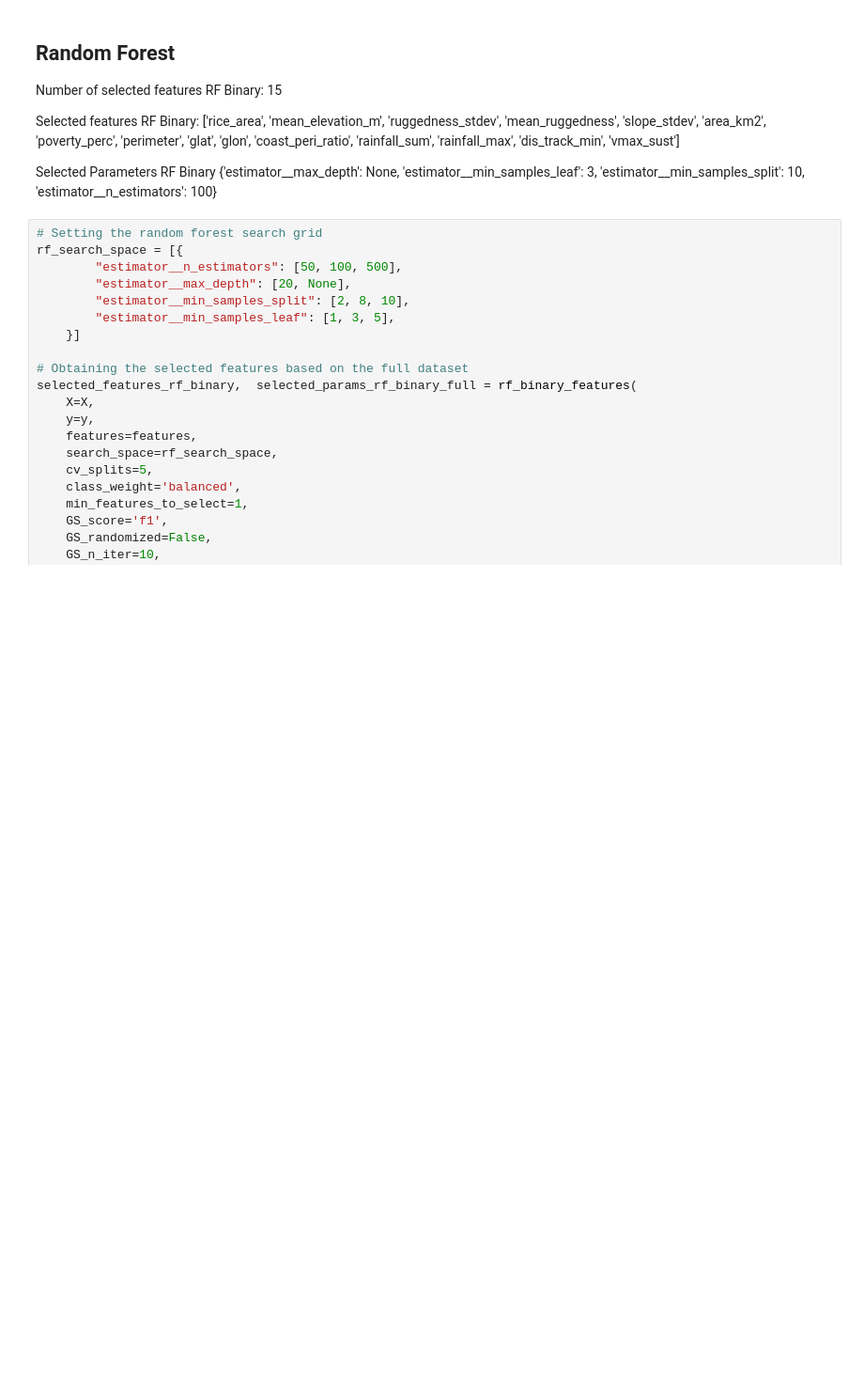
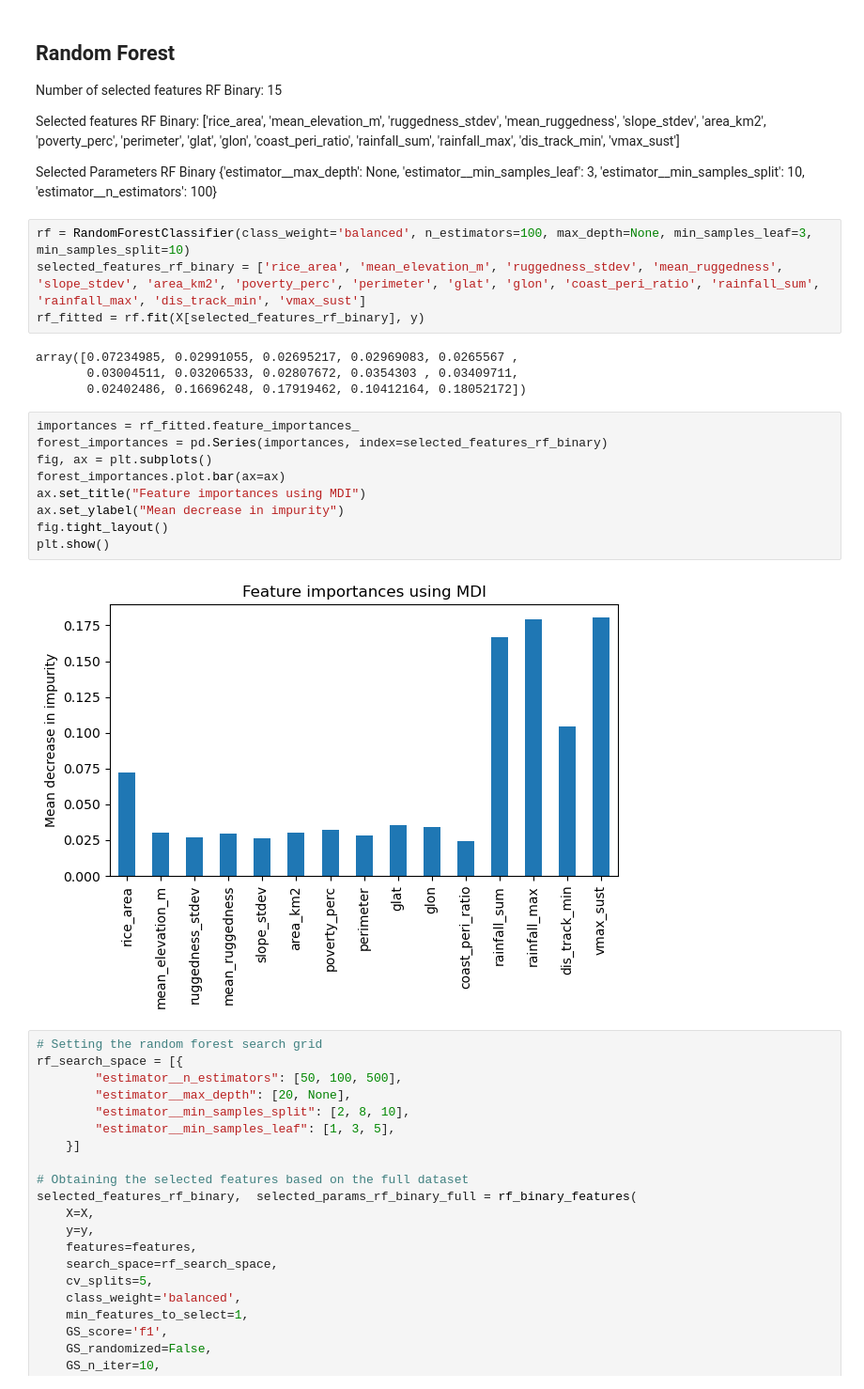
Before and after one commit to rodekruis/Typhoon_IBF_Rice_Damage_Model, a Jupyter notebook: IBF_typhoon_model/models/model_results.ipynb, the cells around one changed output. Shown at 94% size. Cells and saved outputs as stored; diff of their text form; blank space fills up the shorter version.

Commit message:
track update

```diff
--- a/IBF_typhoon_model/models/model_results.ipynb
+++ b/IBF_typhoon_model/models/model_results.ipynb
@@ -141,6 +141,25 @@ Number of selected features RF Binary: 15
 Selected features RF Binary: ['rice_area', 'mean_elevation_m', 'ruggedness_stdev', 'mean_ruggedness', 'slope_stdev', 'area_km2', 'poverty_perc', 'perimeter', 'glat', 'glon', 'coast_peri_ratio', 'rainfall_sum', 'rainfall_max', 'dis_track_min', 'vmax_sust']
 
 Selected Parameters RF Binary {'estimator__max_depth': None, 'estimator__min_samples_leaf': 3, 'estimator__min_samples_split': 10, 'estimator__n_estimators': 100}
+# %%
+rf = RandomForestClassifier(class_weight='balanced', n_estimators=100, max_depth=None, min_samples_leaf=3, min_samples_split=10)
+selected_features_rf_binary = ['rice_area', 'mean_elevation_m', 'ruggedness_stdev', 'mean_ruggedness', 'slope_stdev', 'area_km2', 'poverty_perc', 'perimeter', 'glat', 'glon', 'coast_peri_ratio', 'rainfall_sum', 'rainfall_max', 'dis_track_min', 'vmax_sust']
+rf_fitted = rf.fit(X[selected_features_rf_binary], y)
+# %% [output]
+array([0.07234985, 0.02991055, 0.02695217, 0.02969083, 0.0265567 ,
+       0.03004511, 0.03206533, 0.02807672, 0.0354303 , 0.03409711,
+       0.02402486, 0.16696248, 0.17919462, 0.10412164, 0.18052172])
+# %%
+importances = rf_fitted.feature_importances_
+forest_importances = pd.Series(importances, index=selected_features_rf_binary)
+fig, ax = plt.subplots()
+forest_importances.plot.bar(ax=ax)
+ax.set_title("Feature importances using MDI")
+ax.set_ylabel("Mean decrease in impurity")
+fig.tight_layout()
+plt.show()
+# %% [output]
+[figure, added]
 # %%
 # Setting the random forest search grid
 rf_search_space = [{
```
Also changed, not shown: parts of 14 cells of this notebook, 55 other files.
